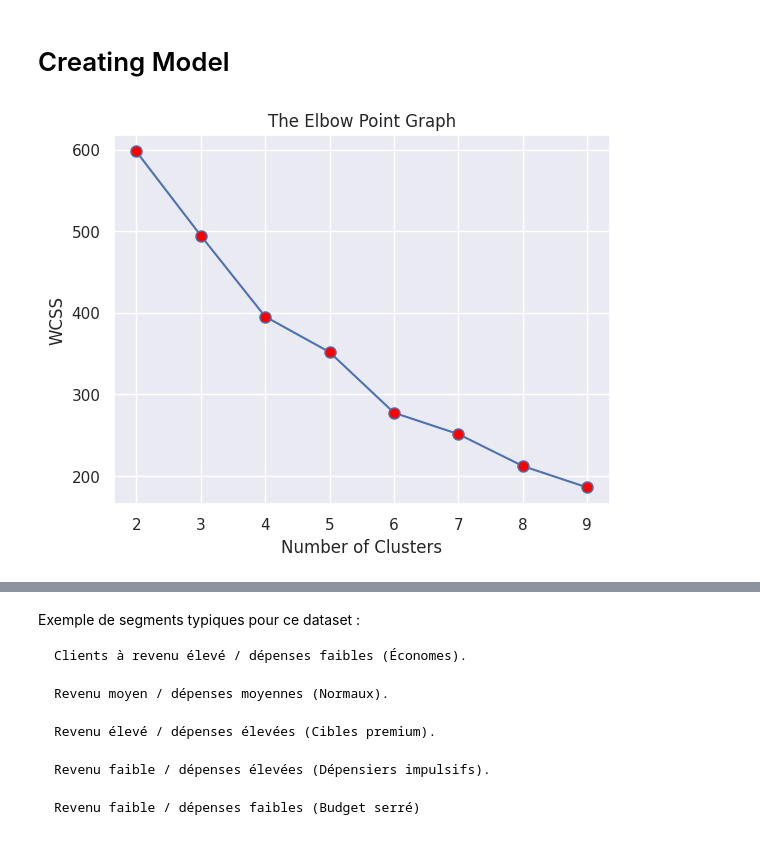
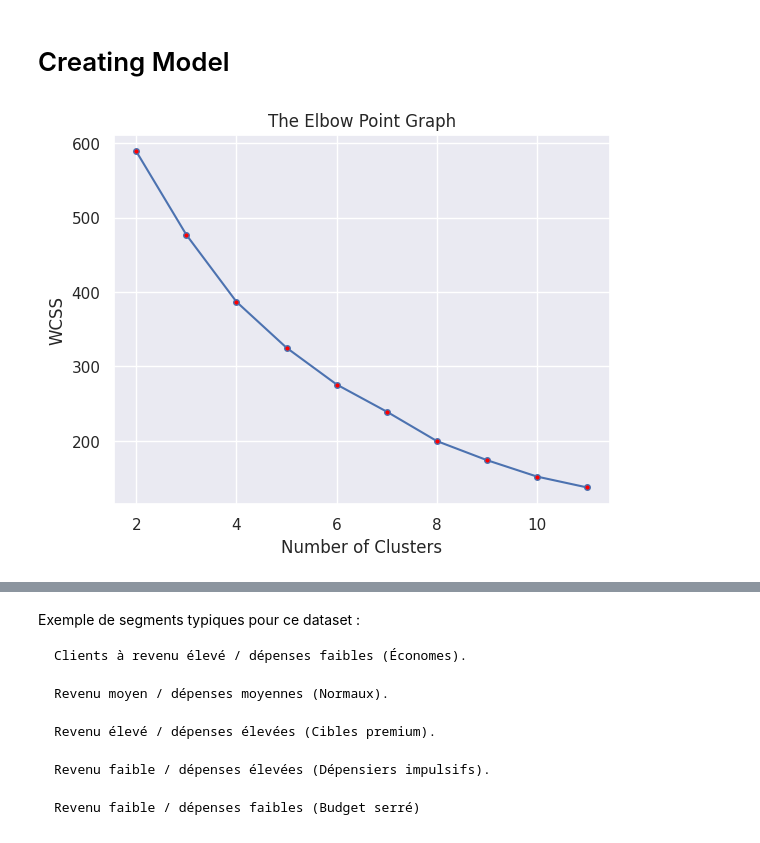
Before and after one commit to MissSacko/Bootcamp_Project_Data, a Jupyter notebook: frontend/app_react/src/Segmentation_clientèle.ipynb, the cells around one changed output, grey strips where cells are left out. Drawn from its saved outputs; the diff is of its cells as text; code cells hidden in the pictures.

```diff
--- a/frontend/app_react/src/Segmentation_clientèle.ipynb
+++ b/frontend/app_react/src/Segmentation_clientèle.ipynb
@@ -202,22 +202,22 @@ df_scaled.head()
 # %%
 from sklearn.cluster import KMeans
 from sklearn.metrics import silhouette_score
 
 
 # finding wcss value for different number of clusters
 
 wcss = []
 kmeans_scores={}
-for i in range(2,10):
+for i in range(2,12):
   kmeans = KMeans(n_clusters=i, init='k-means++', random_state=42)
   kmeans.fit(df_scaled)
   wcss.append(kmeans.inertia_) # Inertia = WCSS (Sum of squared distances to the closest centroid)
+
+sns.set()
+plt.plot(range(2,12), wcss, marker='o', linestyle='-', color='b', markersize=4, markerfacecolor='red')
+plt.title('The Elbow Point Graph')
+plt.xlabel('Number of Clusters')
+plt.ylabel('WCSS')
+plt.show()
+# %% [output]
+[figure, added]
-# %%
-sns.set()
-plt.plot(range(2,10), wcss, marker='o', linestyle='-', color='b', markersize=8, markerfacecolor='red')
-plt.title('The Elbow Point Graph')
-plt.xlabel('Number of Clusters')
-plt.ylabel('WCSS')
-plt.show()
-# %% [output]
-[figure, removed]
```
Also changed, not shown: parts of 8 cells of this notebook, 45 other files.
